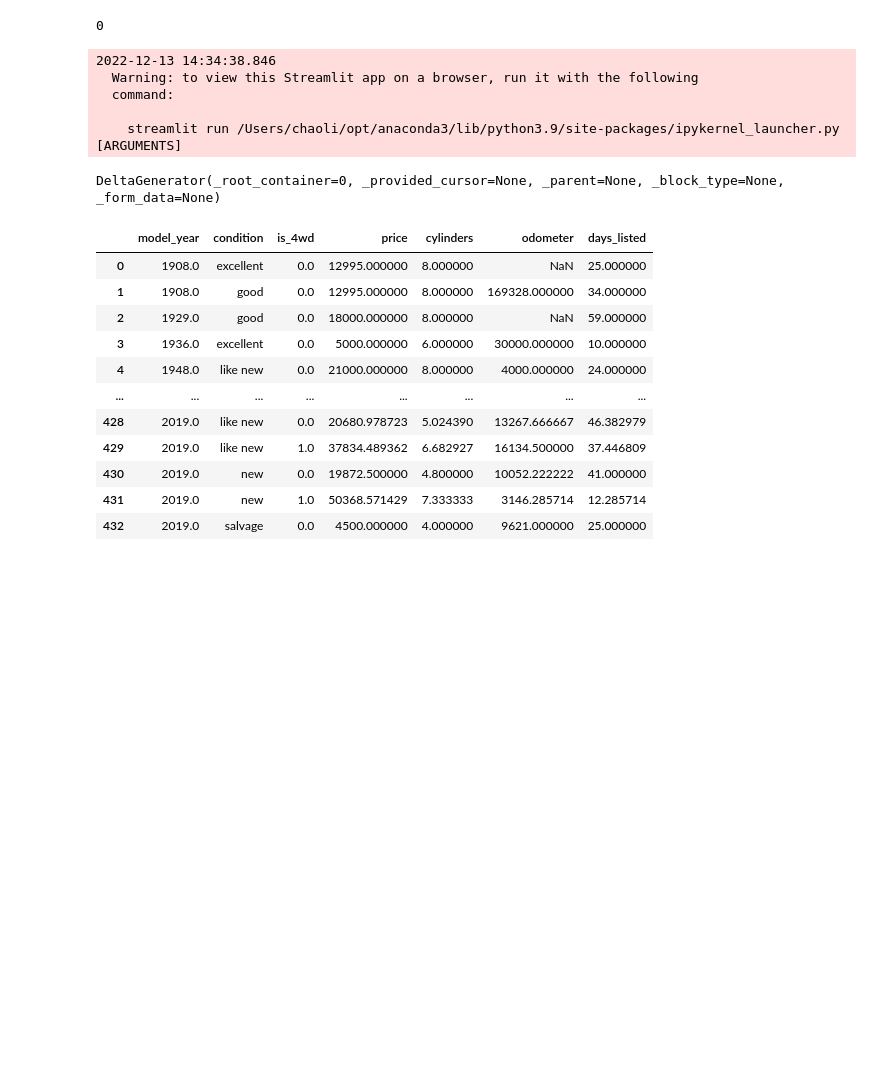
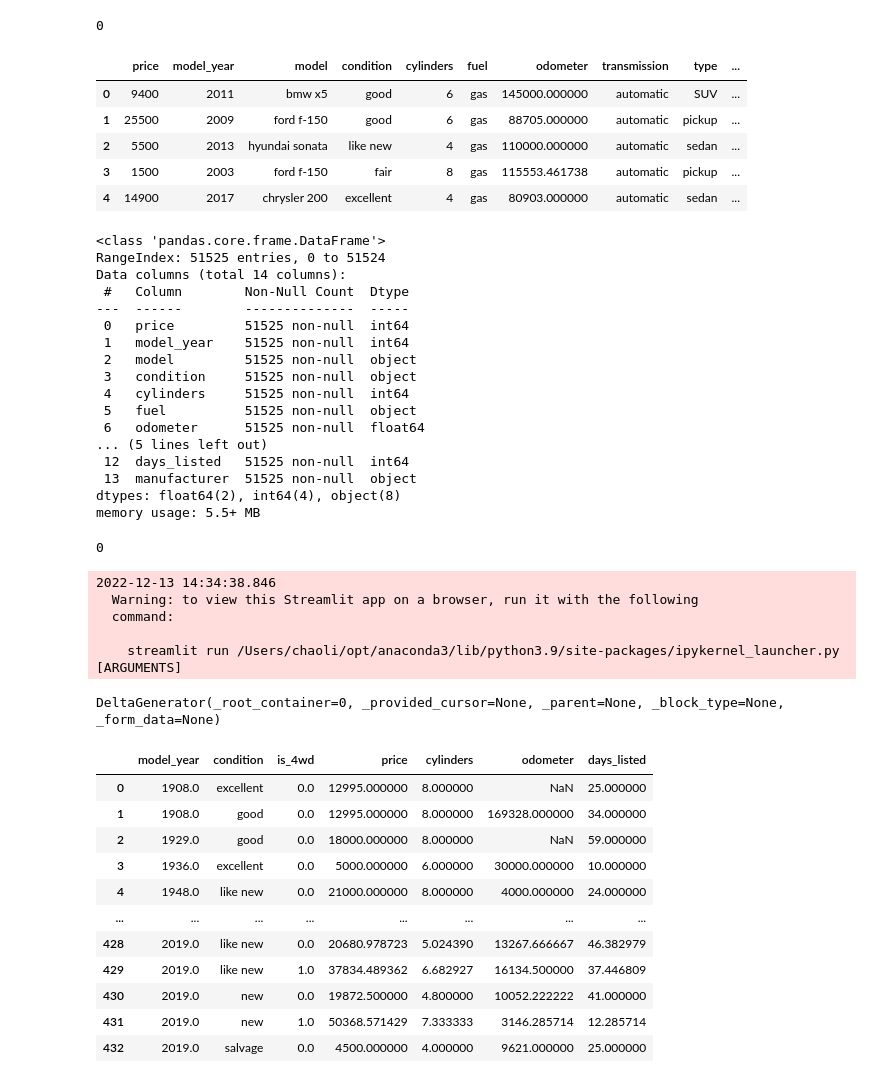
Before and after one commit to leo11223/Project4, a Jupyter notebook: notebook/EDA.ipynb, the cells around one changed output. Drawn from its saved outputs; the diff is of its cells as text; code cells hidden in the pictures; blank space fills up the shorter version.

Commit message:
data cleaning complete

```diff
--- a/notebook/EDA.ipynb
+++ b/notebook/EDA.ipynb
@@ -25 +51,45 @@ display(df.head())
+# %%
+#Looking for duplicate values
+display(df.duplicated().sum())
+#fill NAN in model year with median value of year since year need to be integer
+model_year_mean = stat.mean(df['model_year'].dropna())
+df['model_year'] = df['model_year'].fillna(model_year_mean)
+df['model_year'] = df['model_year'].astype('int')
+#fill missing value in cylinders with median value of cylinders for cylinders have to be integers. Then, fix the data type to integer
+median_cylinders = stat.median(df['cylinders'].dropna())
+df['cylinders'] = df['cylinders'].fillna(median_cylinders)
+df['cylinders'] = df['cylinders'].astype('int')
+#fill missing value in color with no_info
+df['paint_color'] = df['paint_color'].fillna('no_info')
+#For missing value of odometer, fill with mean value
+mean_odometer = stat.mean(df['odometer'].dropna())
+df['odometer'] = df['odometer'].fillna(mean_odometer)
+
+display(df.head())
+df.info()
+# %% [output]
+0
+|  | price | model_year | model | condition | cylinders | fuel | odometer | transmission | type | ... |
+| 0 | 9400 | 2011 | bmw x5 | good | 6 | gas | 145000.000000 | automatic | SUV | ... |
+| 1 | 25500 | 2009 | ford f-150 | good | 6 | gas | 88705.000000 | automatic | pickup | ... |
+| 2 | 5500 | 2013 | hyundai sonata | like new | 4 | gas | 110000.000000 | automatic | sedan | ... |
+| 3 | 1500 | 2003 | ford f-150 | fair | 8 | gas | 115553.461738 | automatic | pickup | ... |
+| 4 | 14900 | 2017 | chrysler 200 | excellent | 4 | gas | 80903.000000 | automatic | sedan | ... |
+<class 'pandas.core.frame.DataFrame'>
+RangeIndex: 51525 entries, 0 to 51524
+Data columns (total 14 columns):
+ #   Column        Non-Null Count  Dtype
+---  ------        --------------  -----
+ 0   price         51525 non-null  int64
+ 1   model_year    51525 non-null  int64
+ 2   model         51525 non-null  object
+ 3   condition     51525 non-null  object
+ 4   cylinders     51525 non-null  int64
+ 5   fuel          51525 non-null  object
+ 6   odometer      51525 non-null  float64
+... (5 lines left out)
+ 12  days_listed   51525 non-null  int64
+ 13  manufacturer  51525 non-null  object
+dtypes: float64(2), int64(4), object(8)
+memory usage: 5.5+ MB
 # %%
```
Also changed, not shown: parts of 4 cells of this notebook, 2 other files.
